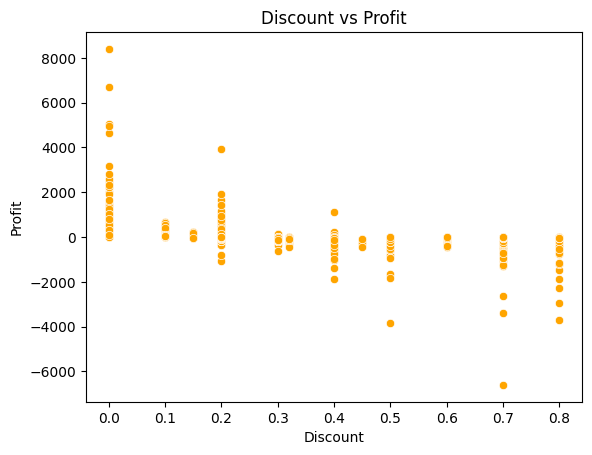
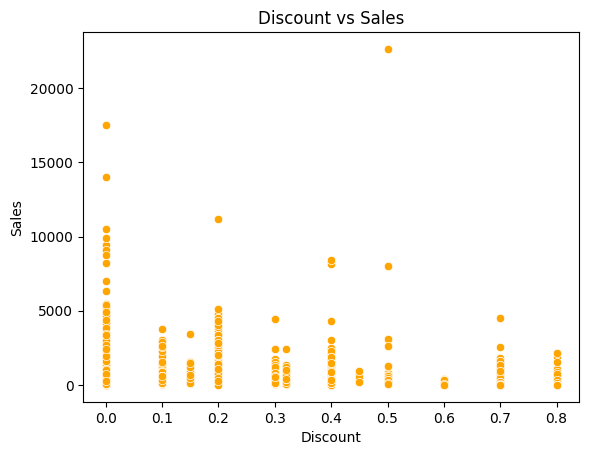
Code edit (unified diff) that turned the first committed figure into the second:
--- before
+++ after
@@ -1,2 +1,6 @@
+sns.scatterplot(x=df["Discount"], y=df["Sales"], color='orange')
+plt.title("Discount vs Sales")
+plt.show()
+
 sns.scatterplot(x=df["Discount"], y=df["Profit"], color='orange')
 plt.title("Discount vs Profit")

Commit: modify files